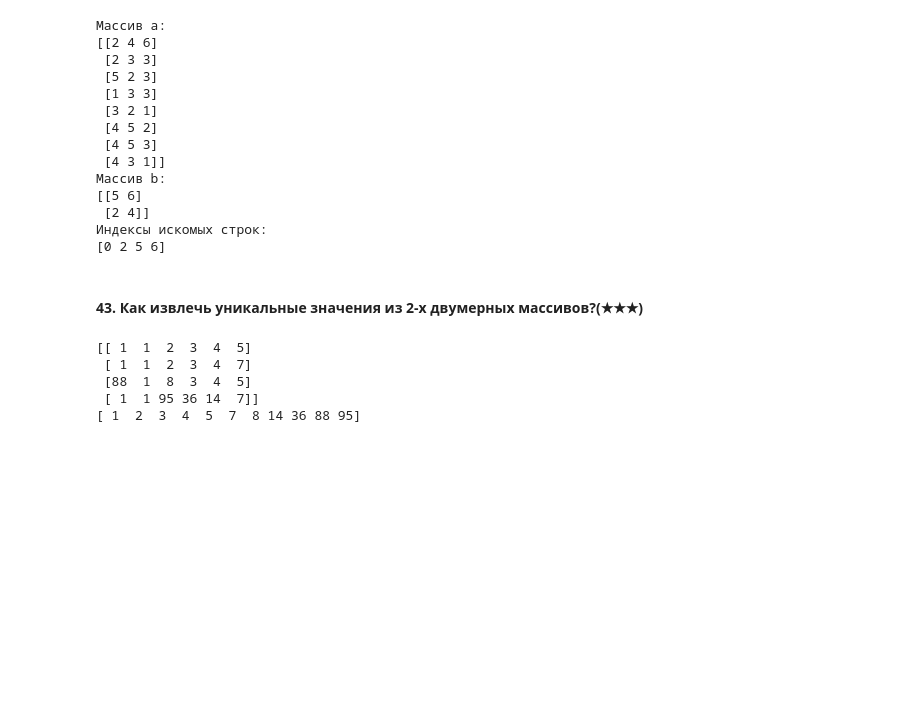
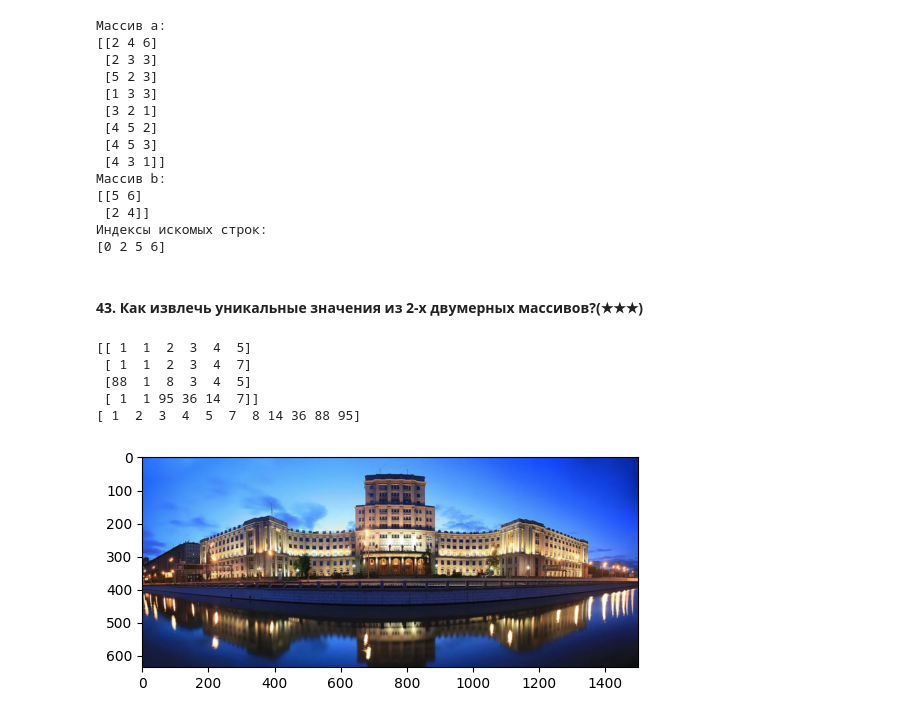
Before and after one commit to AlexeyLelikov/Nav_py, a Jupyter notebook: Numpy_DZ.ipynb, the cells around one changed output. Cells and saved outputs as stored; diff of their text form; code cells hidden in the pictures; blank space fills up the shorter version.

```diff
--- a/Numpy_DZ.ipynb
+++ b/Numpy_DZ.ipynb
@@ -661,0 +667,6 @@ print(np.unique(c))
+# %%
+img = mping.imread('данные/img.jpg')
+# %%
+imgplot = plt.imshow(img)
+# %% [output]
+[figure, added]
```
Also changed, not shown: parts of 2 cells of this notebook, 6 other files.
